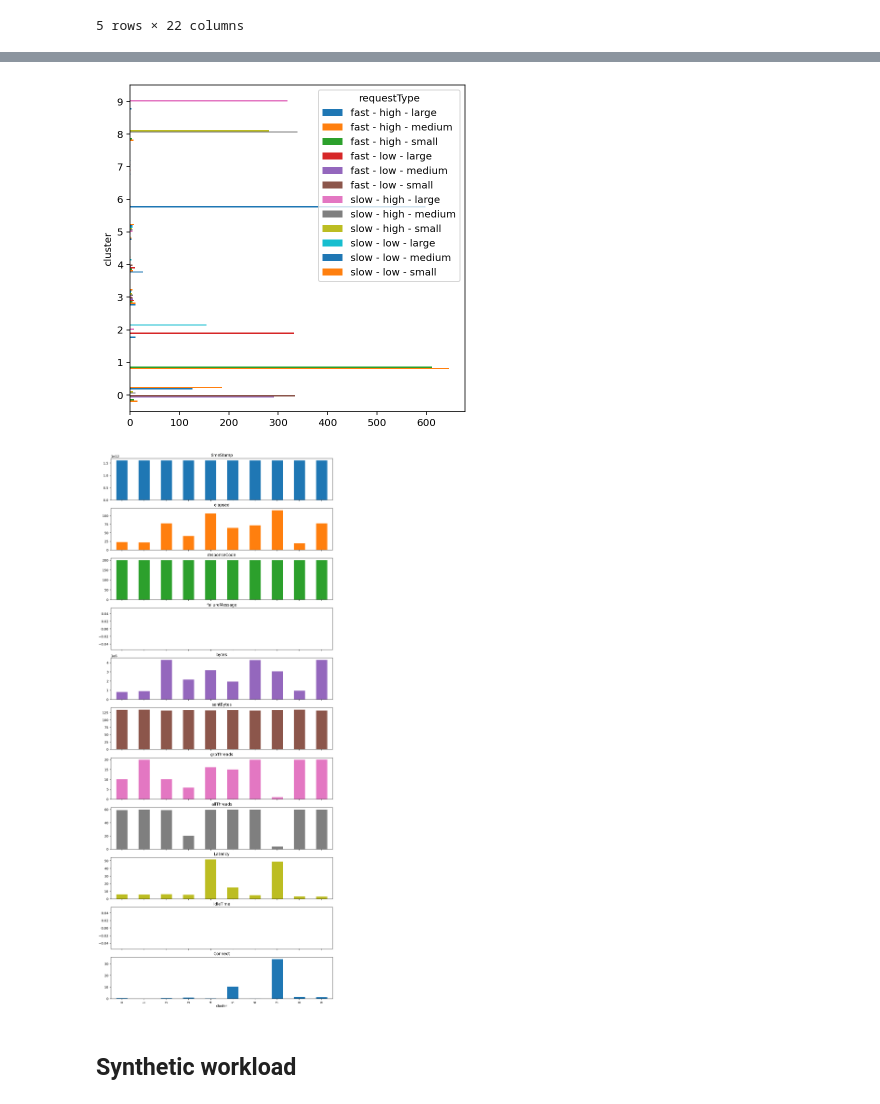
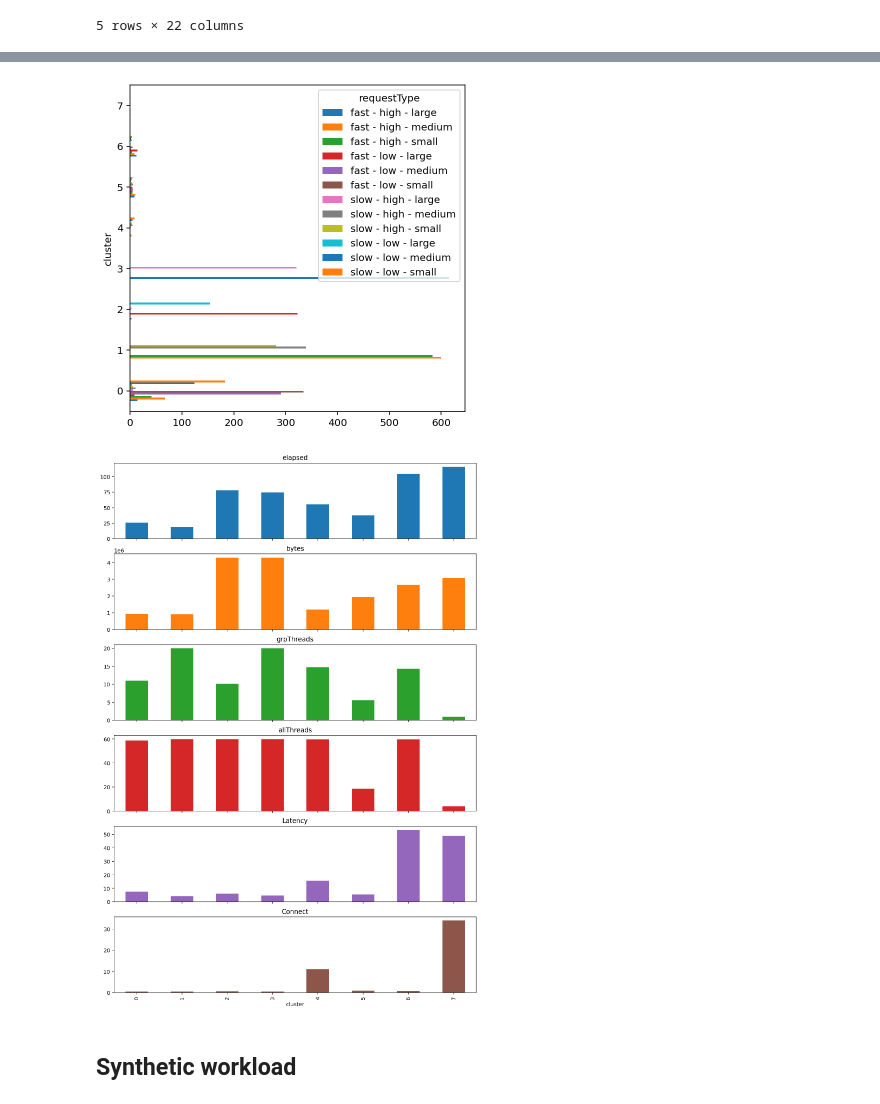
Before and after one commit to GuidoDC97/IE, a Jupyter notebook: Esercizio 3 Web Server/Workload Characterization/WebServer_WC.ipynb, the cells around one changed output, grey strips where cells are left out. Cells and saved outputs as stored; diff of their text form; code cells hidden in the pictures.

```diff
--- a/Esercizio 3 Web Server/Workload Characterization/WebServer_WC.ipynb
+++ b/Esercizio 3 Web Server/Workload Characterization/WebServer_WC.ipynb
@@ -274,9 +278,9 @@ df_high_pre.head()
 | 3 | 128 | 200 | 4159636 | 132 | 1 | 4 | 49 | 0 | 34 |
 | 4 | 28 | 200 | 71559 | 134 | 2 | 8 | 25 | 0 | 3 |
 # %%
-request_type_encoder = preprocessing.LabelEncoder()
-request_type_encoder.fit(df_high['requestType'].unique())
+# request_type_encoder = preprocessing.LabelEncoder()
+# request_type_encoder.fit(df_high['requestType'].unique())
 
-df_high_pre['requestType'] = request_type_encoder.transform(df_no_outlier['requestType'])
+# df_high_pre['requestType'] = request_type_encoder.transform(df_no_outlier['requestType'])
 
-df_high_pre.head()
+# df_high_pre.head()
@@ -511,7 +509,7 @@ df_high_to_cluster.head()
 # %% [markdown]
 ### Perform clustering
 # %%
-n_clusters = 10
+n_clusters = 8
 
 clustering = AgglomerativeClustering(n_clusters=n_clusters)
 clustering = clustering.fit(df_high_to_cluster.values)
@@ -541,16 +541,19 @@ plt.show()
 # %%
 df_high_clustered.groupby(by=['cluster','requestType']).count().timeStamp.unstack(1).plot.barh(figsize=(6,6))
+plt.savefig("./images/Esercizio3_WC_HL_Clu_ReqType.svg", format = "svg")
 plt.show()
 # %% [output]
-[figure, old version]
+[figure, new version]
 # %%
 # codice per capire come veniva effettuato il clustering
 # df_high_clustered.groupby(by=['cluster','resourceType']).describe()['Latency']
 # df_high_clustered.groupby(by=['cluster','resourceType']).describe()['Connect']
-df_high_clustered.groupby(by='cluster').mean().plot(kind='bar', subplots=True, figsize=(12,30), legend=False)
+df_high_clustered.drop(columns=['timeStamp','failureMessage','responseCode','sentBytes','IdleTime']).groupby(by='cluster').mean().plot(kind='bar', subplots=True, figsize=(12,18), legend=False)
+plt.savefig("./images/Esercizio3_WC_HL_Clu_Group.svg", format = "svg")
+
 plt.show()
 # %% [output]
-[figure, old version]
+[figure, new version]
 # %% [markdown]
 ## Synthetic workload
 # %%
```
Also changed, not shown: parts of 50 cells of this notebook, 54 other files.
